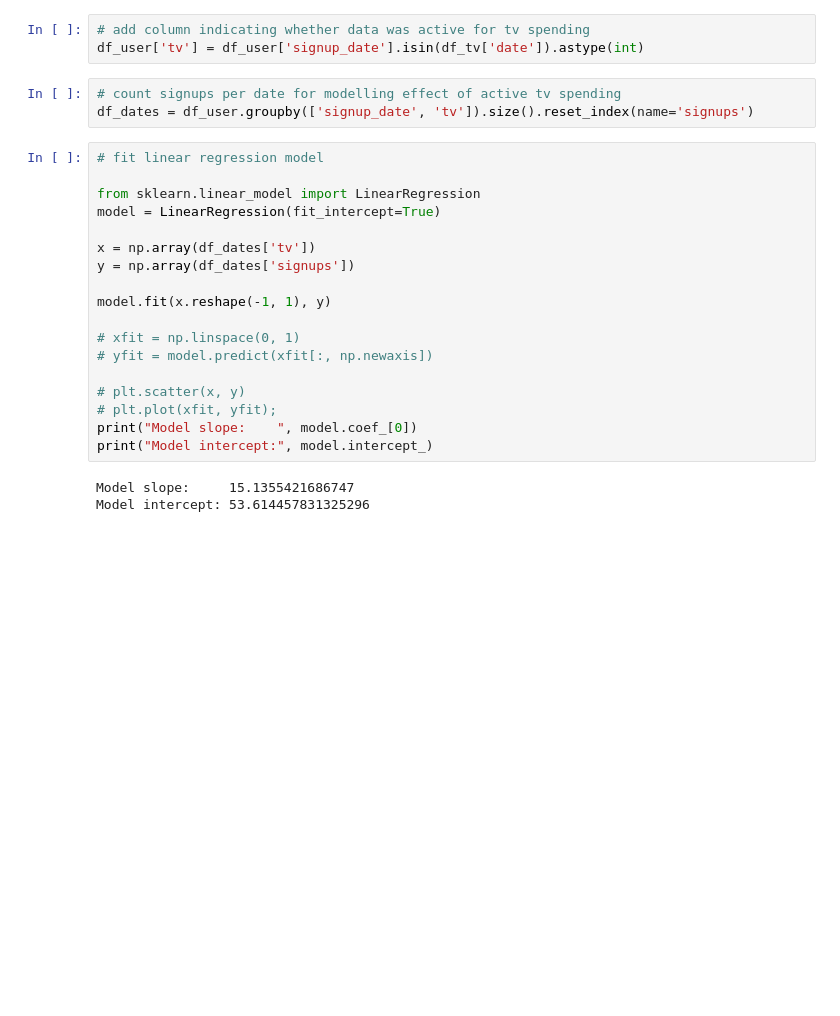
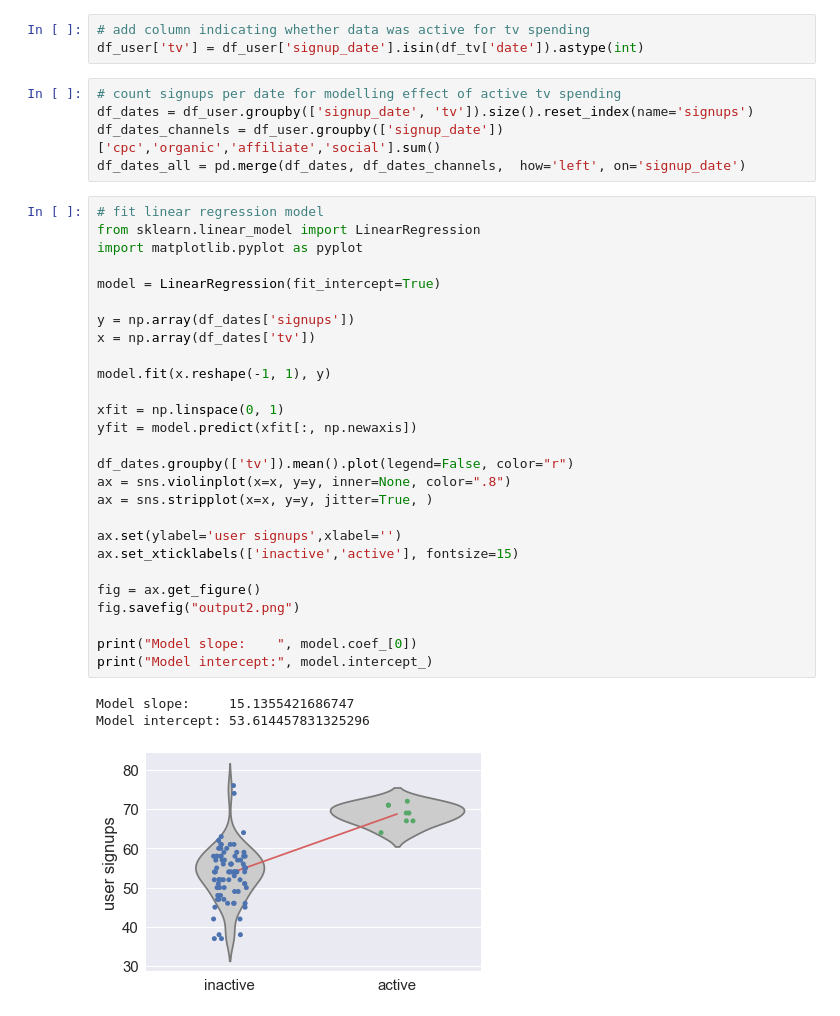
Before and after one commit to GarretOConnell/Case-study, a Jupyter notebook: n26-case.ipynb, the cells around one changed output. Saved outputs shown, nothing was run; the diff lists cells and outputs as text; blank space fills up the shorter version.

```diff
--- a/n26-case.ipynb
+++ b/n26-case.ipynb
@@ -122,24 +122,36 @@ df_user['tv'] = df_user['signup_date'].isin(df_tv['date']).astype(int)
 # %%
 # count signups per date for modelling effect of active tv spending
 df_dates = df_user.groupby(['signup_date', 'tv']).size().reset_index(name='signups')
+df_dates_channels = df_user.groupby(['signup_date'])['cpc','organic','affiliate','social'].sum()
+df_dates_all = pd.merge(df_dates, df_dates_channels,  how='left', on='signup_date')
 # %%
 # fit linear regression model
+from sklearn.linear_model import LinearRegression
+import matplotlib.pyplot as pyplot
 
-from sklearn.linear_model import LinearRegression
 model = LinearRegression(fit_intercept=True)
 
+y = np.array(df_dates['signups'])
 x = np.array(df_dates['tv'])
-y = np.array(df_dates['signups'])
 
 model.fit(x.reshape(-1, 1), y)
 
-# xfit = np.linspace(0, 1)
-# yfit = model.predict(xfit[:, np.newaxis])
+xfit = np.linspace(0, 1)
+yfit = model.predict(xfit[:, np.newaxis])
 
-# plt.scatter(x, y)
-# plt.plot(xfit, yfit);
+df_dates.groupby(['tv']).mean().plot(legend=False, color="r")
+ax = sns.violinplot(x=x, y=y, inner=None, color=".8")
+ax = sns.stripplot(x=x, y=y, jitter=True, )
+
+ax.set(ylabel='user signups',xlabel='')
+ax.set_xticklabels(['inactive','active'], fontsize=15)
+
+fig = ax.get_figure()
+fig.savefig("output2.png")
+
 print("Model slope:    ", model.coef_[0])
 print("Model intercept:", model.intercept_)
 # %% [output]
 Model slope:     15.1355421686747
 Model intercept: 53.614457831325296
+[figure, added]
```
Also changed, not shown: parts of 6 cells of this notebook.
